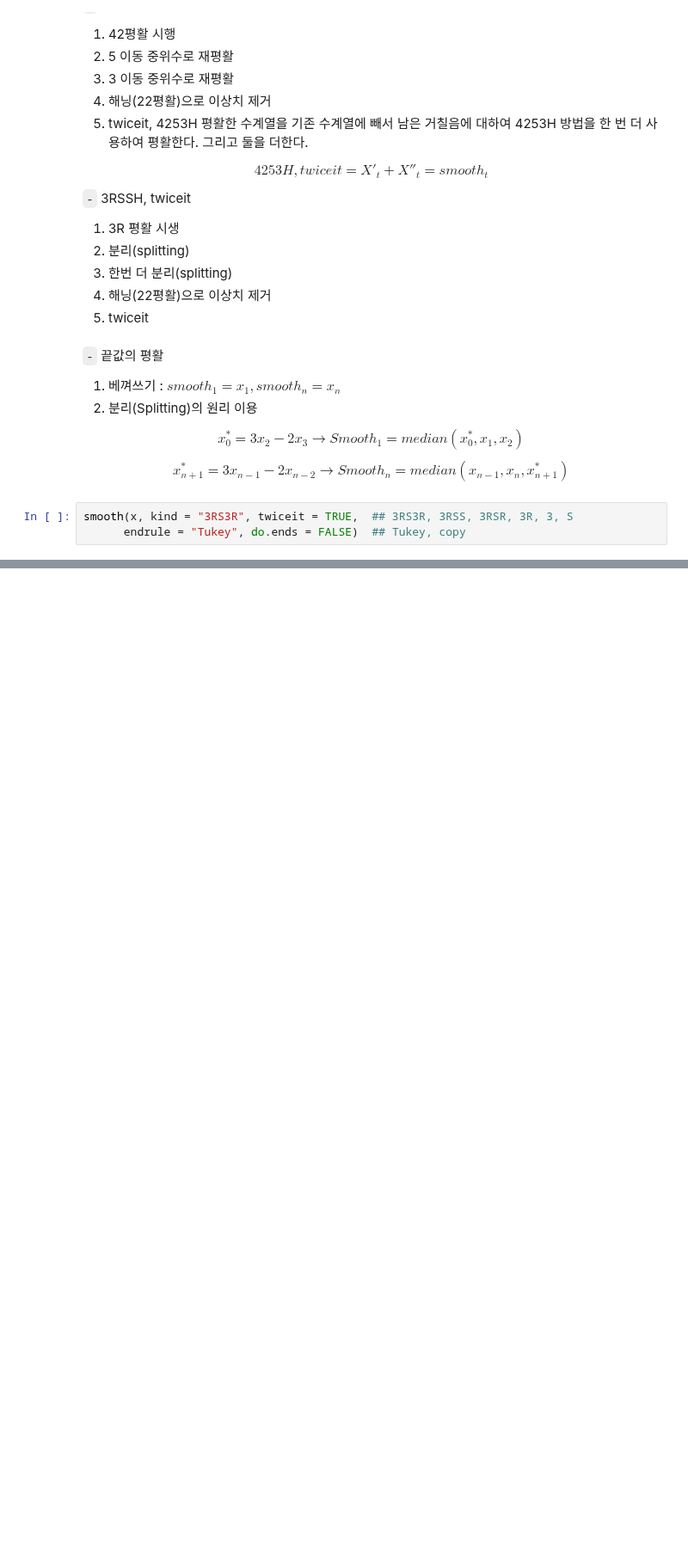
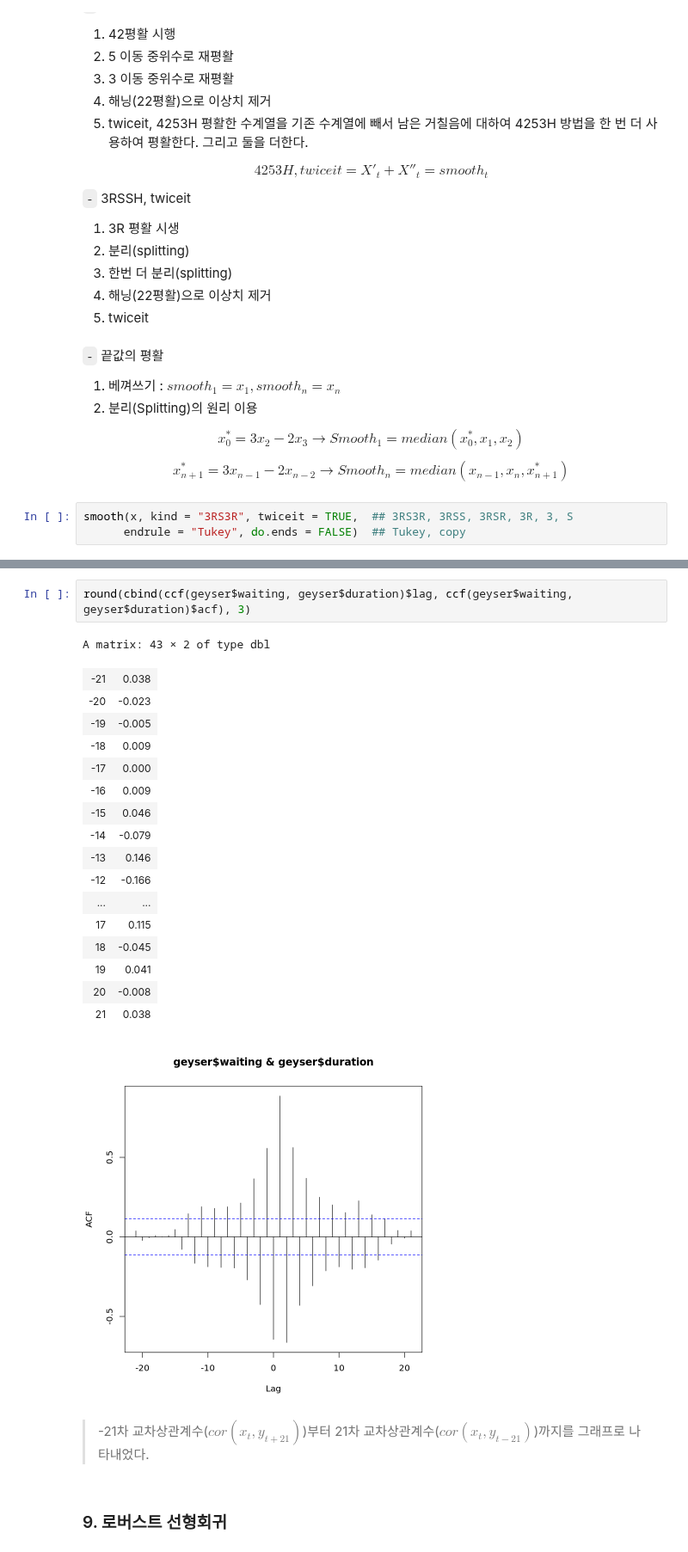
Before and after one commit to HollyRiver/R, a Jupyter notebook: EDA/code assemble.ipynb, the cells around one changed output, grey strips where cells are left out. Shown at 86% size. Cells and saved outputs as stored; diff of their text form; blank space fills up the shorter version.

```diff
--- a/EDA/code assemble.ipynb
+++ b/EDA/code assemble.ipynb
@@ -102,0 +188,25 @@ smooth(x, kind = "3RS3R", twiceit = TRUE,  ## 3RS3R, 3RSS, 3RSR, 3R, 3, S
+# %%
+round(cbind(ccf(geyser$waiting, geyser$duration)$lag, ccf(geyser$waiting, geyser$duration)$acf), 3)
+# %% [output]
+A matrix: 43 × 2 of type dbl
+| -21 | 0.038 |
+| -20 | -0.023 |
+| -19 | -0.005 |
+| -18 | 0.009 |
+| -17 | 0.000 |
+| -16 | 0.009 |
+| -15 | 0.046 |
+| -14 | -0.079 |
+| -13 | 0.146 |
+| -12 | -0.166 |
+| ... | ... |
+| 17 | 0.115 |
+| 18 | -0.045 |
+| 19 | 0.041 |
+| 20 | -0.008 |
+| 21 | 0.038 |
+[figure, added]
+# %% [markdown]
+> -21차 교차상관계수($cor(x_t, y_{t+21})$)부터 21차 교차상관계수($cor(x_t, y_{t-21})$)까지를 그래프로 나타내었다.
+# %% [markdown]
+### 9. 로버스트 선형회귀
```
Also changed, not shown: parts of 35 cells of this notebook, 1 other file.
